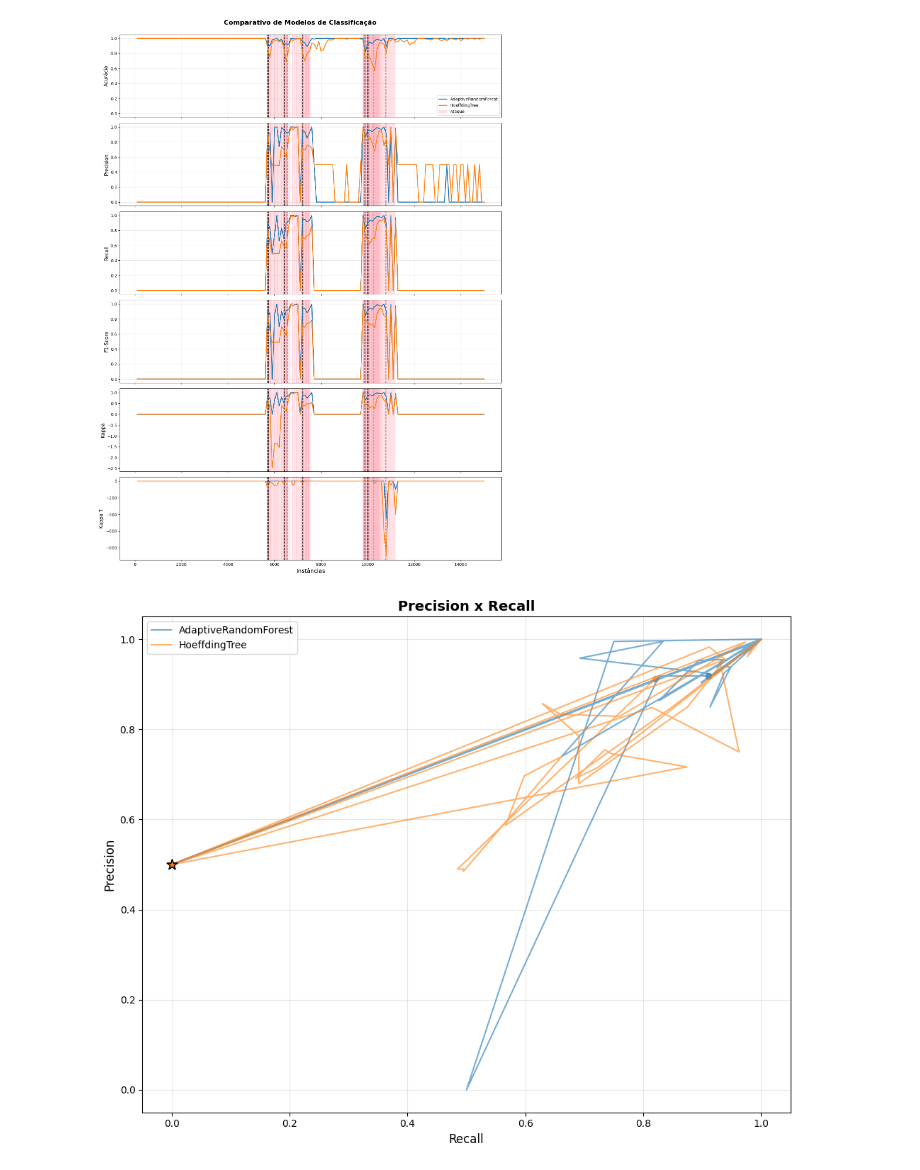
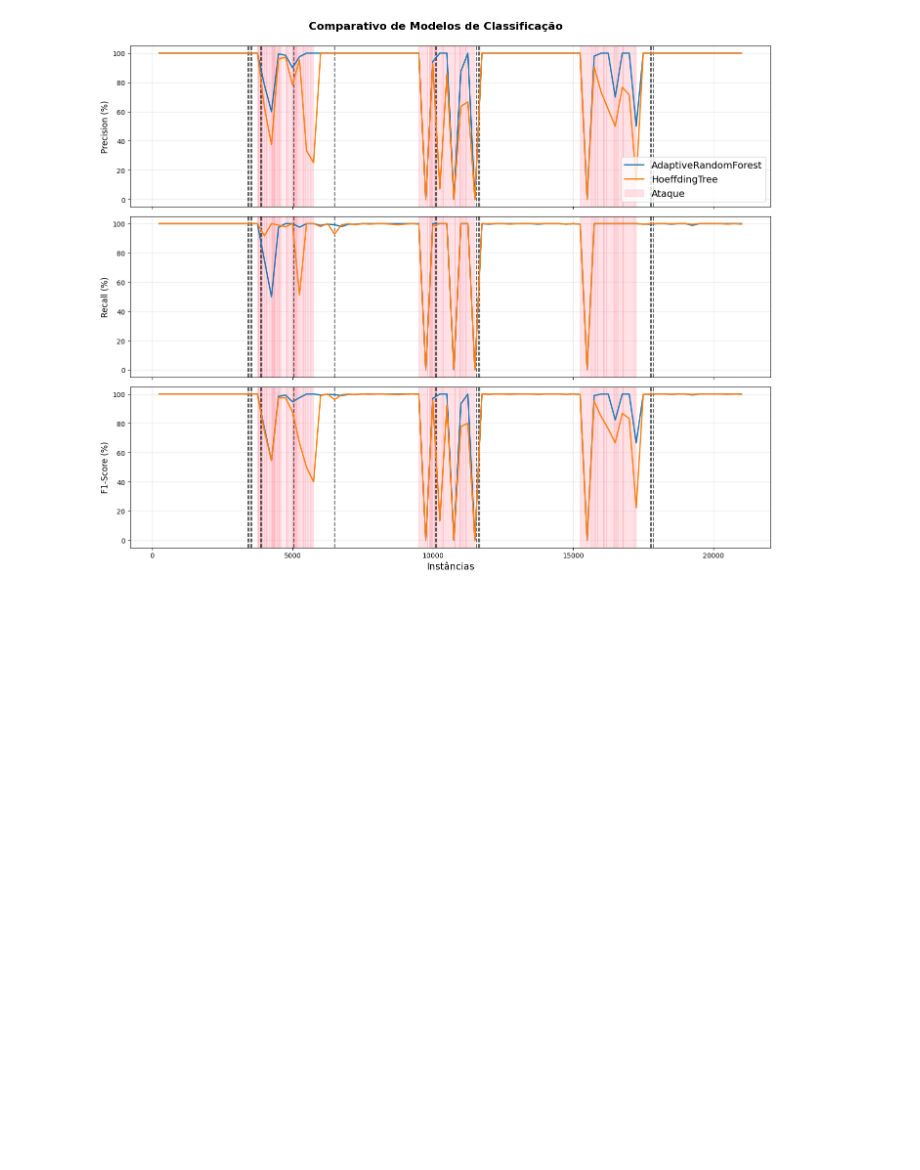
Before and after one commit to iRocktys/anomaly-detection-data-stream, a Jupyter notebook: ClassificationDevelop.ipynb, the cells around one changed output. Saved outputs shown, nothing was run; the diff lists cells and outputs as text; code cells hidden in the pictures; blank space fills up the shorter version.

Commit message:
Atualizando métricas e thresholding dinâmico para discretização dos scores

```diff
--- a/ClassificationDevelop.ipynb
+++ b/ClassificationDevelop.ipynb
@@ -1,45 +1,40 @@
 # %%
+%load_ext autoreload
+%autoreload 2
+
 from src.ClassificationModels import get_classification_models
 from src.ClassificationPipeline import ClassificationExperimentRunner
-from src.DataStreamProcessor import create_stream
+from src.DataStreamProcessor import DataStreamProcessor
 import pandas as pd
 
-INICIO = 0
-FIM = 15000
-TOTAL_AMOSTRAS = FIM - INICIO
-MAX_INSTANCES = TOTAL_AMOSTRAS
+# Instancia o objeto
+processor = DataStreamProcessor(logging=False)
+runner = ClassificationExperimentRunner()
 
-df = pd.read_csv(
-    'datasets/CICDDoS2019/data/Exp_janela/SNMP_DNS_1s_0112.csv',
-    skiprows=range(1, INICIO),
-    nrows=TOTAL_AMOSTRAS
-)
+# df = pd.read_csv('data/15k/Consistência/Consistência_25.csv')
+# df = pd.read_csv('data/15k/Consistência/Consistência_250.csv')
+# df = pd.read_csv('data/15k/Consistência/Consistência_500.csv')
+# df = pd.read_csv('data/15k/Consistência/Consistência_1000.csv')
+df = pd.read_csv('data/15k/Consistência/Consistência_2000.csv')
 
-stream, target_names, feature_names = create_stream(
+stream, targets, features = processor.create_stream(
     df=df,
     target_label_col='Label',
     binary_label=True,
-    normalize_method="MinMaxScaler",
-    threshold_var=0.75,
-    threshold_corr=0.95,
+    normalize_method="StandardScaler",
+    threshold_var=0.001,
+    threshold_corr=0.85,
     top_n_features=None,
-    stream=True
+    return_stream=True,
+    extra_ignore_cols=['Source IP', 'Source Port','Destination IP','Destination Port','Protocol'],
+    imputation_method='mediana'
 )
 
-# Configurar Stream
-schema = stream.get_schema()
+# Obter modelos
+modelos = get_classification_models(stream.get_schema(), selected_models=['ARF', 'HT'])
 
-# Obter modelos
-modelos = get_classification_models(schema, selected_models=['ARF', 'HT'])
-
-# Instanciar e Executar
-runner = ClassificationExperimentRunner()
-
-resultados = runner.pipeline(
-    stream=stream,
-    models=modelos,
-    window_size=100,
-    logging=False,
-    title="Comparativo de Modelos de Classificação"
-)
+# Treinar e avaliar os modelos
+results, attacks = runner.run_experiments(stream, modelos, window_size=250, logging=False)
+runner.print_metrics(results)
+runner.plot(results, attacks, title="Comparativo de Modelos de Classificação")
 # %% [output]
@@ -63,5 +52,4 @@ HoeffdingTree             | 0.9628   | 0.9245   | 0.9248   | 0.9246   | 0.8493
-[figure, old version]
+[figure, new version]
-[figure, removed]
 # %%
 from capymoa.evaluation import prequential_evaluation_multiple_learners
 from capymoa.evaluation.visualization import plot_windowed_results
```
Also changed, not shown: parts of 2 cells of this notebook, 6 other files.
